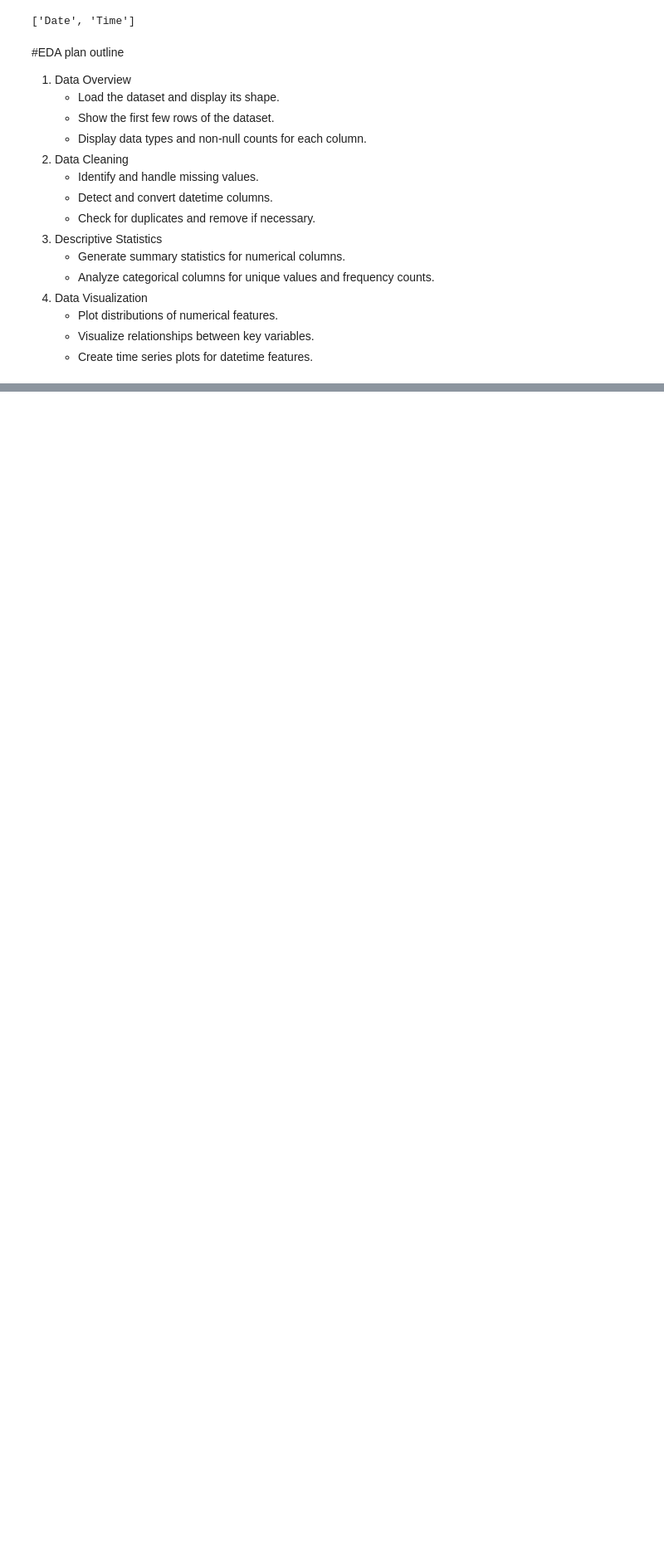
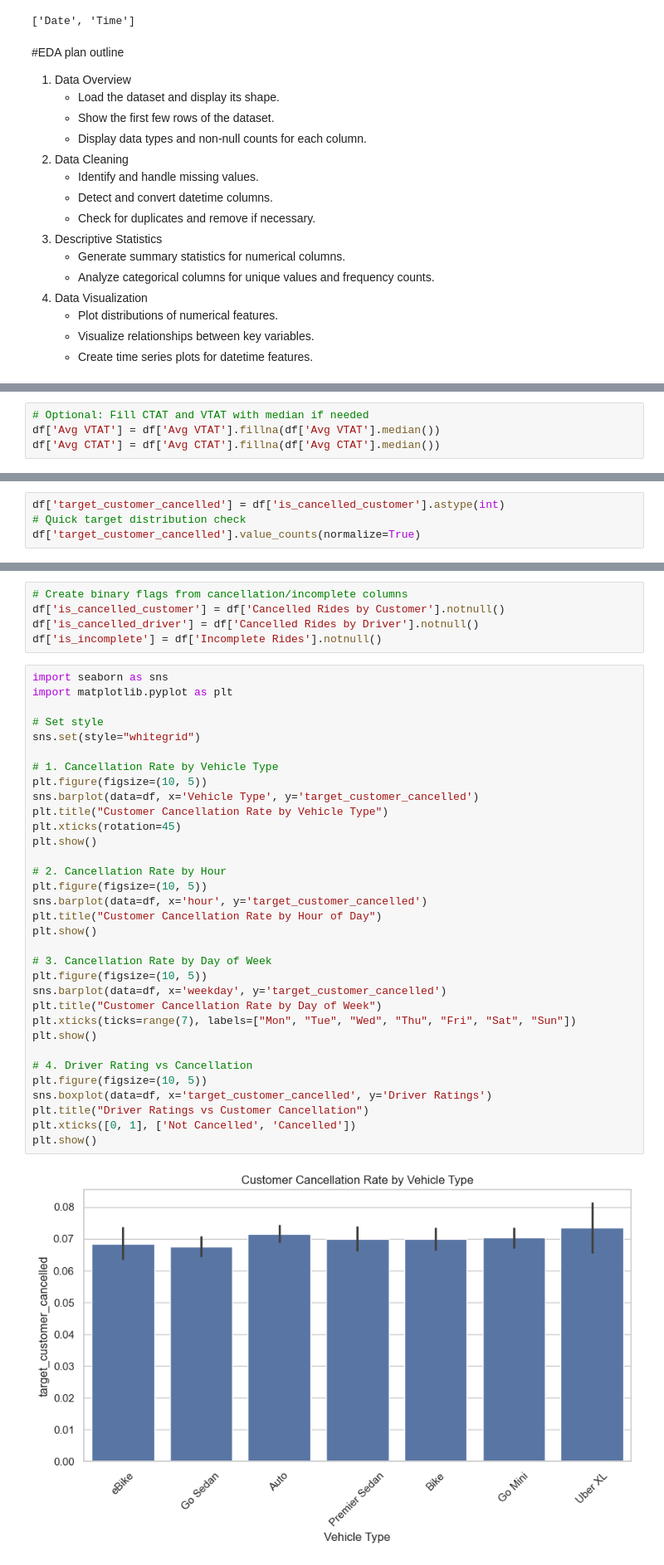
Before and after one commit to nikk-vsr/Scaler-Business-casestudy, a Jupyter notebook: uber_ride_prediction.ipynb, the cells around one changed output, grey strips where cells are left out. Shown at 83% size. Drawn from its saved outputs; the diff is of its cells as text; blank space fills up the shorter version.

```diff
--- a/uber_ride_prediction.ipynb
+++ b/uber_ride_prediction.ipynb
@@ -144 +155,5 @@ detect_datetime_object_columns(df)
+# %%
+# Optional: Fill CTAT and VTAT with median if needed
+df['Avg VTAT'] = df['Avg VTAT'].fillna(df['Avg VTAT'].median())
+df['Avg CTAT'] = df['Avg CTAT'].fillna(df['Avg CTAT'].median())
 # %% [markdown]
@@ -145,0 +170,4 @@ detect_datetime_object_columns(df)
+# %%
+df['target_customer_cancelled'] = df['is_cancelled_customer'].astype(int)
+# Quick target distribution check
+df['target_customer_cancelled'].value_counts(normalize=True)
@@ -145,0 +203,40 @@ detect_datetime_object_columns(df)
+# %%
+# Create binary flags from cancellation/incomplete columns
+df['is_cancelled_customer'] = df['Cancelled Rides by Customer'].notnull()
+df['is_cancelled_driver'] = df['Cancelled Rides by Driver'].notnull()
+df['is_incomplete'] = df['Incomplete Rides'].notnull()
+# %%
+import seaborn as sns
+import matplotlib.pyplot as plt
+
+# Set style
+sns.set(style="whitegrid")
+
+# 1. Cancellation Rate by Vehicle Type
+plt.figure(figsize=(10, 5))
+sns.barplot(data=df, x='Vehicle Type', y='target_customer_cancelled')
+plt.title("Customer Cancellation Rate by Vehicle Type")
+plt.xticks(rotation=45)
+plt.show()
+
+# 2. Cancellation Rate by Hour
+plt.figure(figsize=(10, 5))
+sns.barplot(data=df, x='hour', y='target_customer_cancelled')
+plt.title("Customer Cancellation Rate by Hour of Day")
+plt.show()
+
+# 3. Cancellation Rate by Day of Week
+plt.figure(figsize=(10, 5))
+sns.barplot(data=df, x='weekday', y='target_customer_cancelled')
+plt.title("Customer Cancellation Rate by Day of Week")
+plt.xticks(ticks=range(7), labels=["Mon", "Tue", "Wed", "Thu", "Fri", "Sat", "Sun"])
+plt.show()
+
+# 4. Driver Rating vs Cancellation
+plt.figure(figsize=(10, 5))
+sns.boxplot(data=df, x='target_customer_cancelled', y='Driver Ratings')
+plt.title("Driver Ratings vs Customer Cancellation")
+plt.xticks([0, 1], ['Not Cancelled', 'Cancelled'])
+plt.show()
+# %% [output]
+[figure, added]
```
Also changed, not shown: parts of 8 cells of this notebook.
